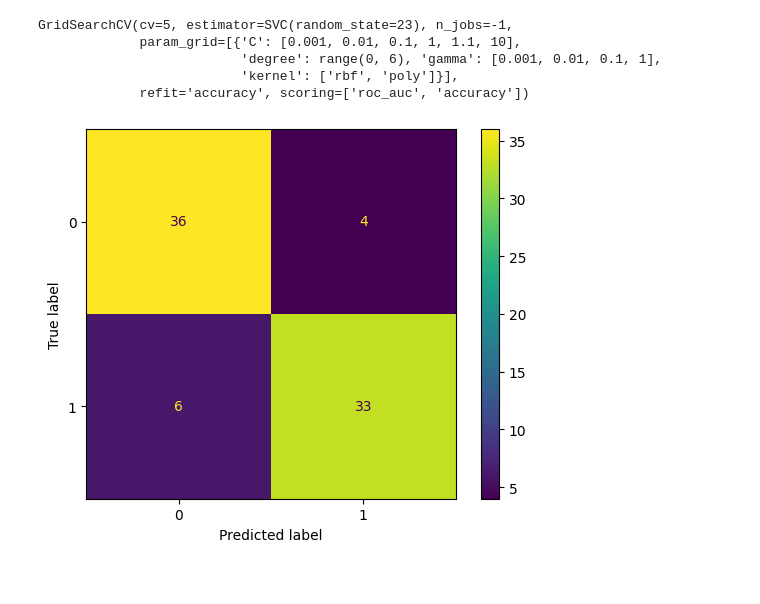
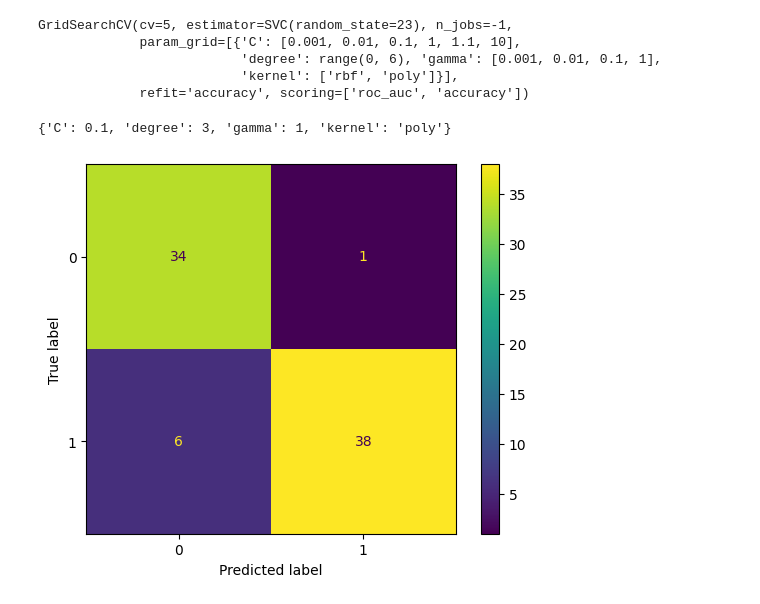
Before and after one commit to alexanderneva/s541a2, a Jupyter notebook: Untitled.ipynb, the cells around one changed output. Saved outputs shown, nothing was run; the diff lists cells and outputs as text; code cells hidden in the pictures.

Commit message:
running grid search again

```diff
--- a/Untitled.ipynb
+++ b/Untitled.ipynb
@@ -458,15 +478,19 @@ GridSearchCV(cv=5, estimator=SVC(random_state=23), n_jobs=-1,
                           'degree': range(0, 6), 'gamma': [0.001, 0.01, 0.1, 1],
                           'kernel': ['rbf', 'poly']}],
              refit='accuracy', scoring=['roc_auc', 'accuracy'])
+# %%
+search_grid_2.best_params_
+# %% [output]
+{'C': 0.1, 'degree': 3, 'gamma': 1, 'kernel': 'poly'}
 # %%
 from sklearn.metrics import ConfusionMatrixDisplay, confusion_matrix
-best = search_grid.best_estimator_
+best = search_grid_2.best_estimator_
 best_prediction = best.predict(test_norm)
 confuse = confusion_matrix(y_test,best_prediction)
 disp = ConfusionMatrixDisplay(confuse)
 disp.plot();
 # %% [output]
-[figure, old version]
+[figure, new version]
 # %%
 # work on plot
 fig , ax = subplots(figsize = (8 , 8))
```
Also changed, not shown: parts of 15 cells of this notebook.
